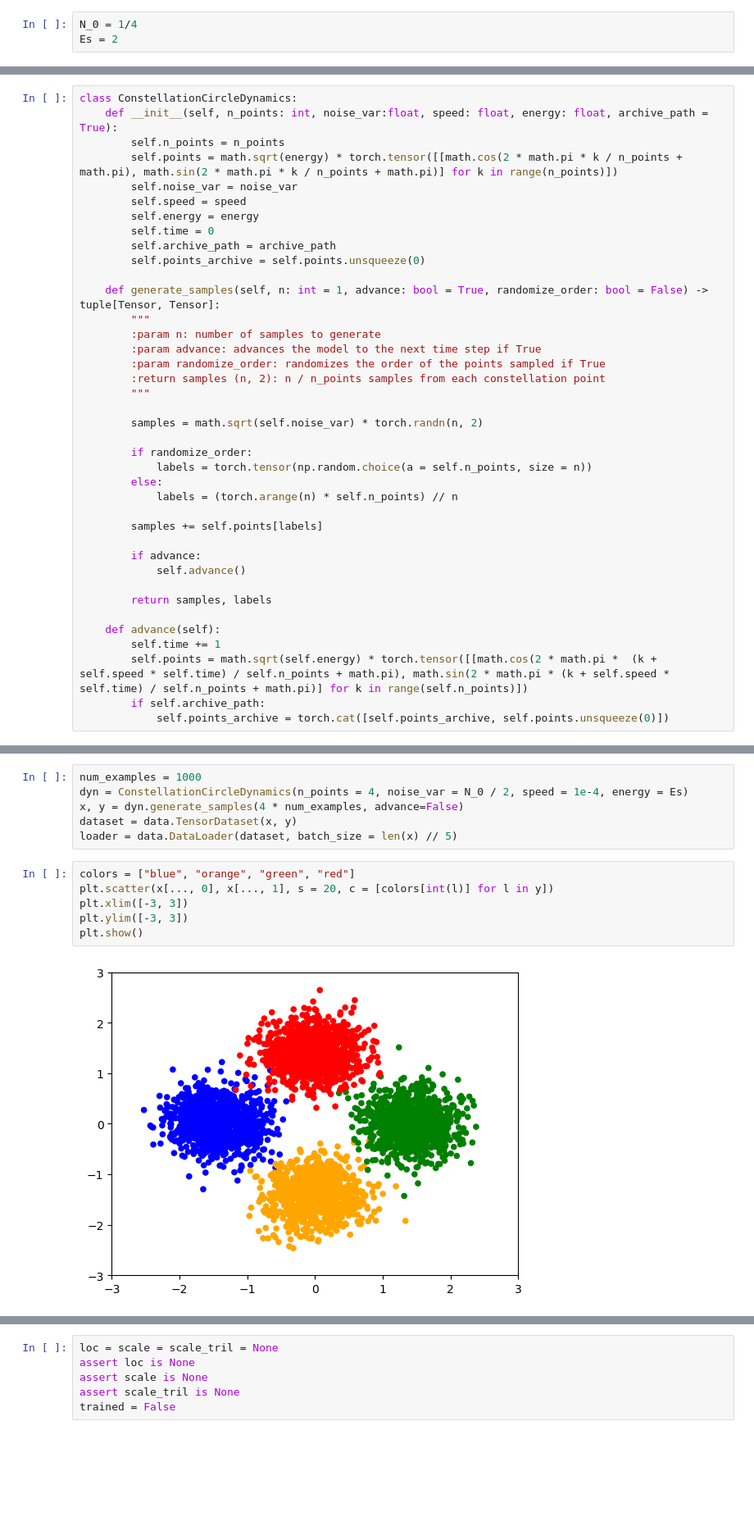
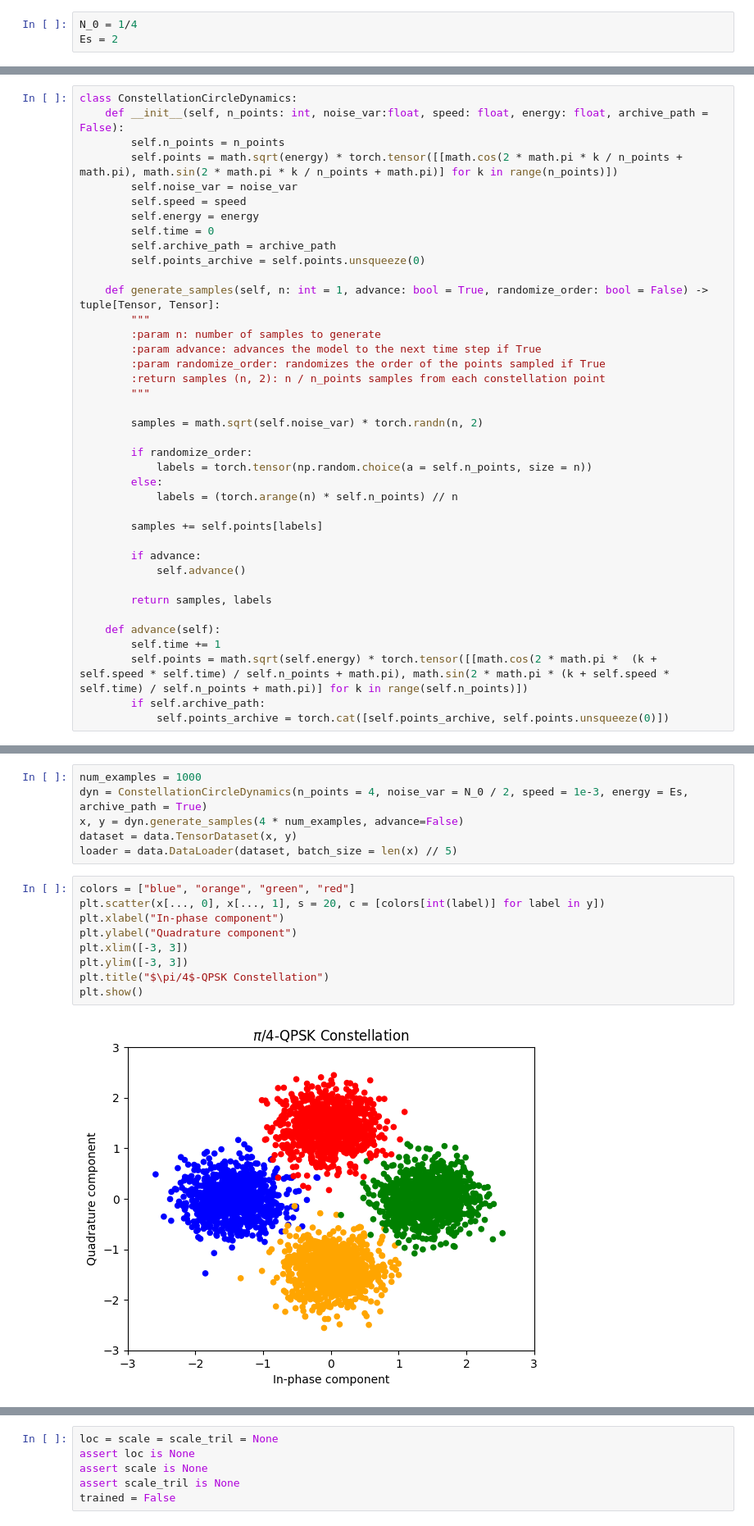
Before and after one commit to gusakovy/ContBayes, a Jupyter notebook: demos/classification_example.ipynb, the cells around one changed output, grey strips where cells are left out. Shown at 82% size. Drawn from its saved outputs; the diff is of its cells as text; blank space fills up the shorter version.

```diff
--- a/demos/classification_example.ipynb
+++ b/demos/classification_example.ipynb
@@ -98,6 +55,6 @@ def plot_decision_zones(model, inputs, labels, num_points):
 # %%
 class ConstellationCircleDynamics:
-    def __init__(self, n_points: int, noise_var:float, speed: float, energy: float, archive_path = True):
+    def __init__(self, n_points: int, noise_var:float, speed: float, energy: float, archive_path = False):
         self.n_points = n_points
         self.points = math.sqrt(energy) * torch.tensor([[math.cos(2 * math.pi * k / n_points + math.pi), math.sin(2 * math.pi * k / n_points + math.pi)] for k in range(n_points)])
         self.noise_var = noise_var
@@ -137,14 +96,17 @@ class ConstellationCircleDynamics:
 # %%
 num_examples = 1000
-dyn = ConstellationCircleDynamics(n_points = 4, noise_var = N_0 / 2, speed = 1e-4, energy = Es)
+dyn = ConstellationCircleDynamics(n_points = 4, noise_var = N_0 / 2, speed = 1e-3, energy = Es, archive_path = True)
 x, y = dyn.generate_samples(4 * num_examples, advance=False)
 dataset = data.TensorDataset(x, y)
 loader = data.DataLoader(dataset, batch_size = len(x) // 5)
 # %%
 colors = ["blue", "orange", "green", "red"]
-plt.scatter(x[..., 0], x[..., 1], s = 20, c = [colors[int(l)] for l in y])
+plt.scatter(x[..., 0], x[..., 1], s = 20, c = [colors[int(label)] for label in y])
+plt.xlabel("In-phase component")
+plt.ylabel("Quadrature component")
 plt.xlim([-3, 3])
 plt.ylim([-3, 3])
+plt.title("$\pi/4$-QPSK Constellation")
 plt.show()
 # %% [output]
-[figure, old version]
+[figure, new version]
```
Also changed, not shown: parts of 23 cells of this notebook, 3 other files.
